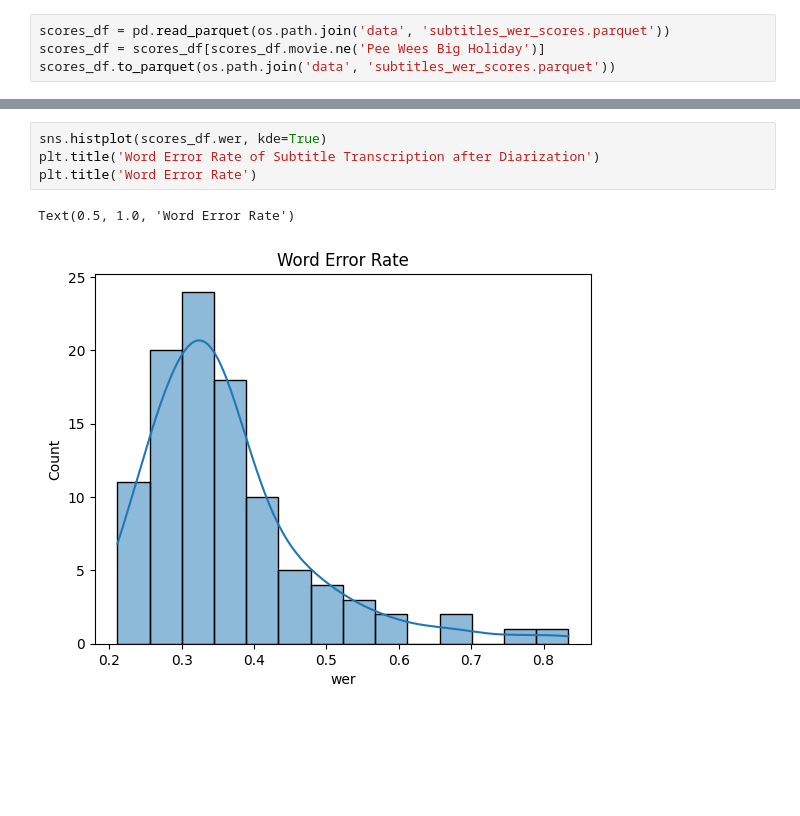
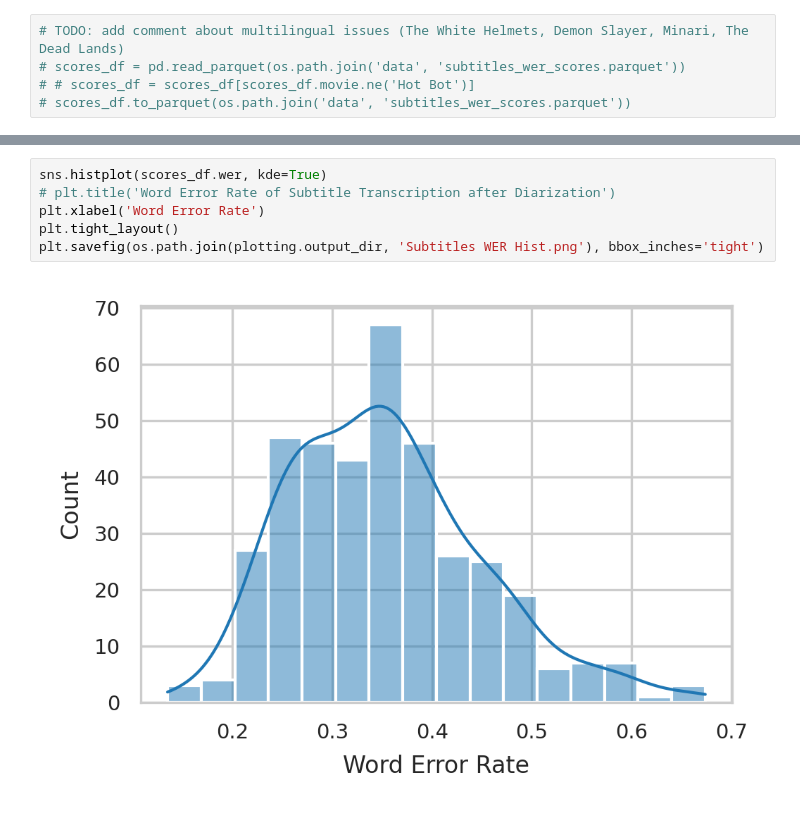
Before and after one commit to sydney-machine-learning/audiodescription-abusedetection, a Jupyter notebook: subtitles_quality_visualisation.ipynb, the cells around one changed output, grey strips where cells are left out. Saved outputs shown, nothing was run; the diff lists cells and outputs as text; blank space fills up the shorter version.

Commit message:
Expand hypothesis testing, begin cleaning up graphs for display, add last batch of data before focussing on writing

```diff
--- a/subtitles_quality_visualisation.ipynb
+++ b/subtitles_quality_visualisation.ipynb
@@ -9,4 +10,5 @@ scores_df = pd.read_parquet(os.path.join('data', 'subtitles_wer_scores.parquet')
 # %%
-scores_df = pd.read_parquet(os.path.join('data', 'subtitles_wer_scores.parquet'))
-scores_df = scores_df[scores_df.movie.ne('Pee Wees Big Holiday')]
-scores_df.to_parquet(os.path.join('data', 'subtitles_wer_scores.parquet'))
+# TODO: add comment about multilingual issues (The White Helmets, Demon Slayer, Minari, The Dead Lands)
+# scores_df = pd.read_parquet(os.path.join('data', 'subtitles_wer_scores.parquet'))
+# # scores_df = scores_df[scores_df.movie.ne('Hot Bot')]
+# scores_df.to_parquet(os.path.join('data', 'subtitles_wer_scores.parquet'))
@@ -25,7 +33,8 @@ scores_df[scores_df.wer.gt(0.65)].sort_values('wer', ascending=False)
 # %%
 sns.histplot(scores_df.wer, kde=True)
-plt.title('Word Error Rate of Subtitle Transcription after Diarization')
-plt.title('Word Error Rate')
+# plt.title('Word Error Rate of Subtitle Transcription after Diarization')
+plt.xlabel('Word Error Rate')
+plt.tight_layout()
+plt.savefig(os.path.join(plotting.output_dir, 'Subtitles WER Hist.png'), bbox_inches='tight')
 # %% [output]
-Text(0.5, 1.0, 'Word Error Rate')
-[figure, old version]
+[figure, new version]
```
Also changed, not shown: parts of 6 cells of this notebook, 11 other files.
